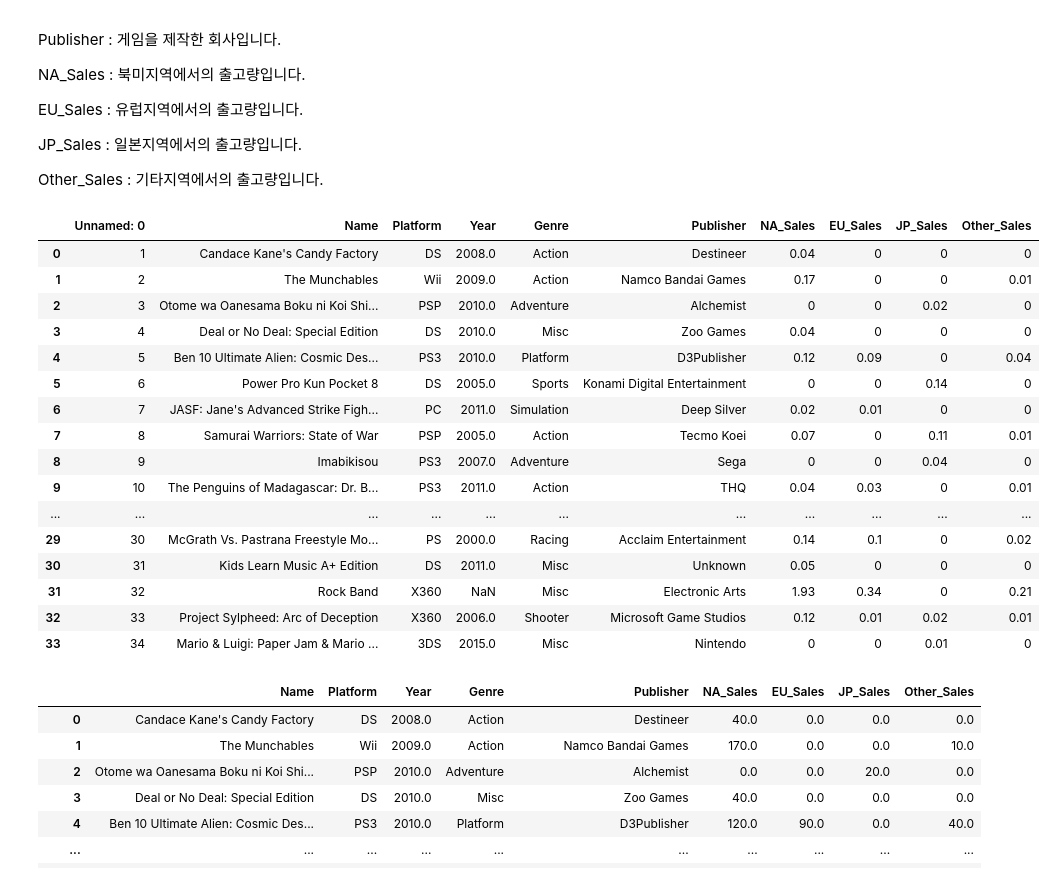
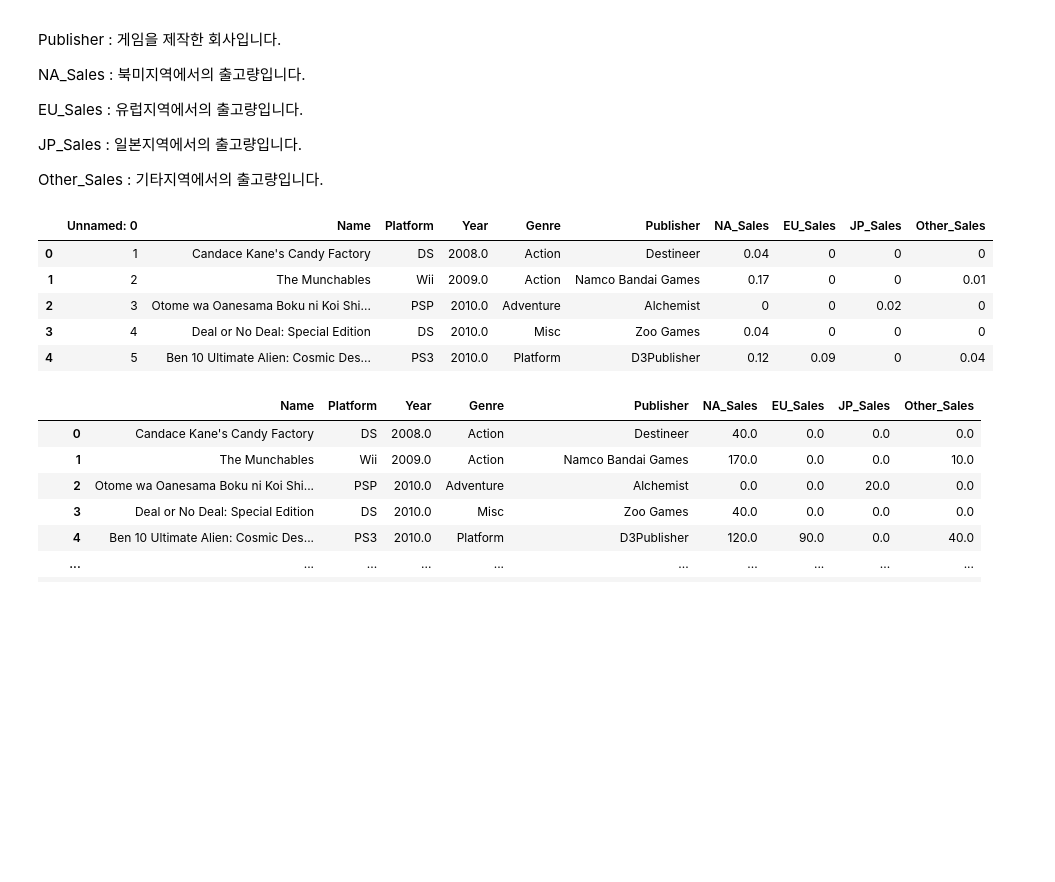
Before and after one commit to superahxd/_project, a Jupyter notebook: sec1_project.ipynb, the cells around one changed output. Saved outputs shown, nothing was run; the diff lists cells and outputs as text; code cells hidden in the pictures; blank space fills up the shorter version.

```diff
--- a/sec1_project.ipynb
+++ b/sec1_project.ipynb
@@ -33,25 +33,14 @@ import numpy as np
 
 vgames = pd.read_csv('/content/vgames2.csv')
 # %%
-vgames.head(34)
+vgames.head()
 # %% [output]
 |  | Unnamed: 0 | Name | Platform | Year | Genre | Publisher | NA_Sales | EU_Sales | JP_Sales | Other_Sales |
 | 0 | 1 | Candace Kane's Candy Factory | DS | 2008.0 | Action | Destineer | 0.04 | 0 | 0 | 0 |
 | 1 | 2 | The Munchables | Wii | 2009.0 | Action | Namco Bandai Games | 0.17 | 0 | 0 | 0.01 |
 | 2 | 3 | Otome wa Oanesama Boku ni Koi Shi... | PSP | 2010.0 | Adventure | Alchemist | 0 | 0 | 0.02 | 0 |
 | 3 | 4 | Deal or No Deal: Special Edition | DS | 2010.0 | Misc | Zoo Games | 0.04 | 0 | 0 | 0 |
 | 4 | 5 | Ben 10 Ultimate Alien: Cosmic Des... | PS3 | 2010.0 | Platform | D3Publisher | 0.12 | 0.09 | 0 | 0.04 |
-| 5 | 6 | Power Pro Kun Pocket 8 | DS | 2005.0 | Sports | Konami Digital Entertainment | 0 | 0 | 0.14 | 0 |
-| 6 | 7 | JASF: Jane's Advanced Strike Figh... | PC | 2011.0 | Simulation | Deep Silver | 0.02 | 0.01 | 0 | 0 |
-| 7 | 8 | Samurai Warriors: State of War | PSP | 2005.0 | Action | Tecmo Koei | 0.07 | 0 | 0.11 | 0.01 |
-| 8 | 9 | Imabikisou | PS3 | 2007.0 | Adventure | Sega | 0 | 0 | 0.04 | 0 |
-| 9 | 10 | The Penguins of Madagascar: Dr. B... | PS3 | 2011.0 | Action | THQ | 0.04 | 0.03 | 0 | 0.01 |
-| ... | ... | ... | ... | ... | ... | ... | ... | ... | ... | ... |
-| 29 | 30 | McGrath Vs. Pastrana Freestyle Mo... | PS | 2000.0 | Racing | Acclaim Entertainment | 0.14 | 0.1 | 0 | 0.02 |
-| 30 | 31 | Kids Learn Music A+ Edition | DS | 2011.0 | Misc | Unknown | 0.05 | 0 | 0 | 0 |
-| 31 | 32 | Rock Band | X360 | NaN | Misc | Electronic Arts | 1.93 | 0.34 | 0 | 0.21 |
-| 32 | 33 | Project Sylpheed: Arc of Deception | X360 | 2006.0 | Shooter | Microsoft Game Studios | 0.12 | 0.01 | 0.02 | 0.01 |
-| 33 | 34 | Mario & Luigi: Paper Jam & Mario ... | 3DS | 2015.0 | Misc | Nintendo | 0 | 0 | 0.01 | 0 |
 # %%
 vgames=vgames.replace('N/A',np.nan)
 vgames=vgames.dropna()
```
Also changed, not shown: parts of 20 cells of this notebook.
